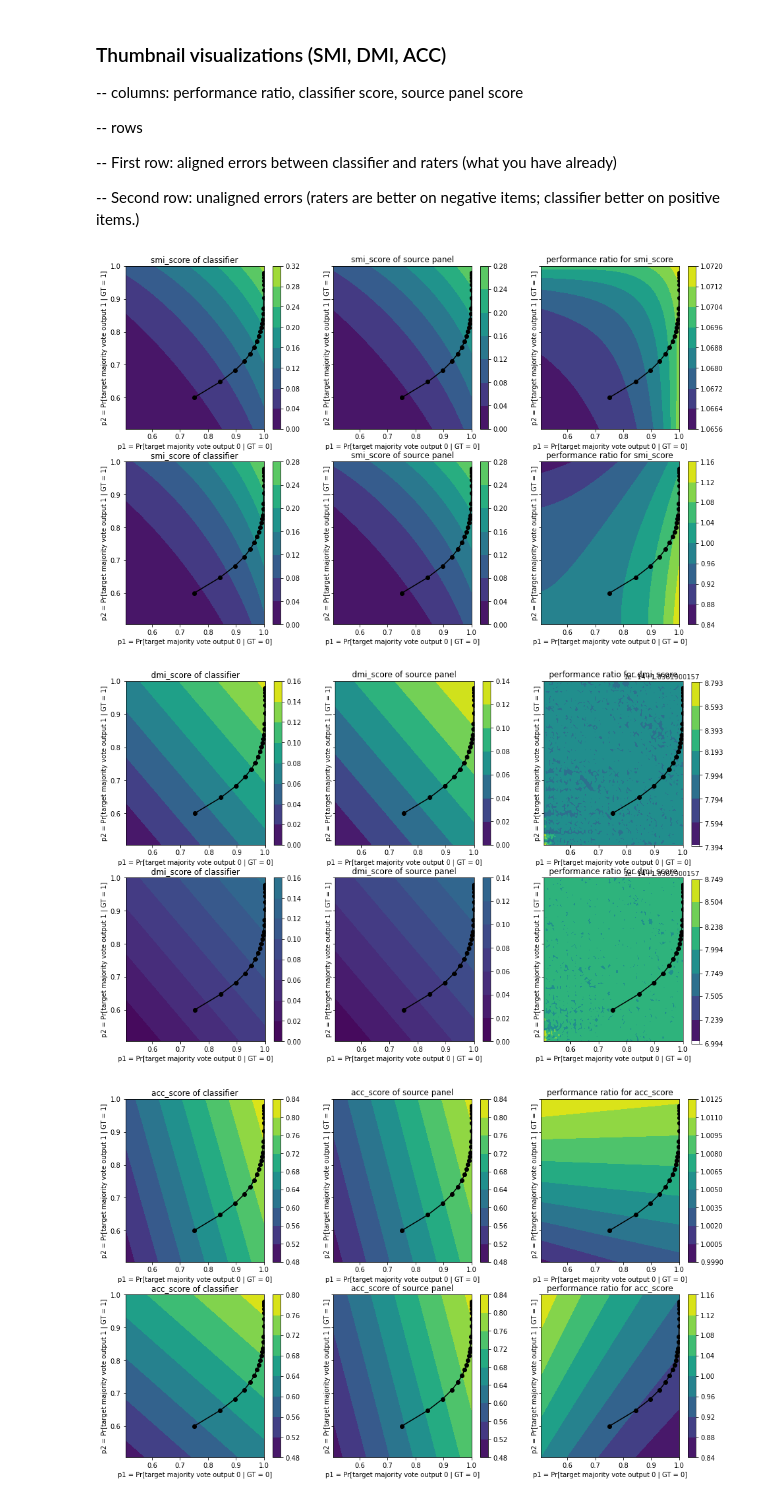
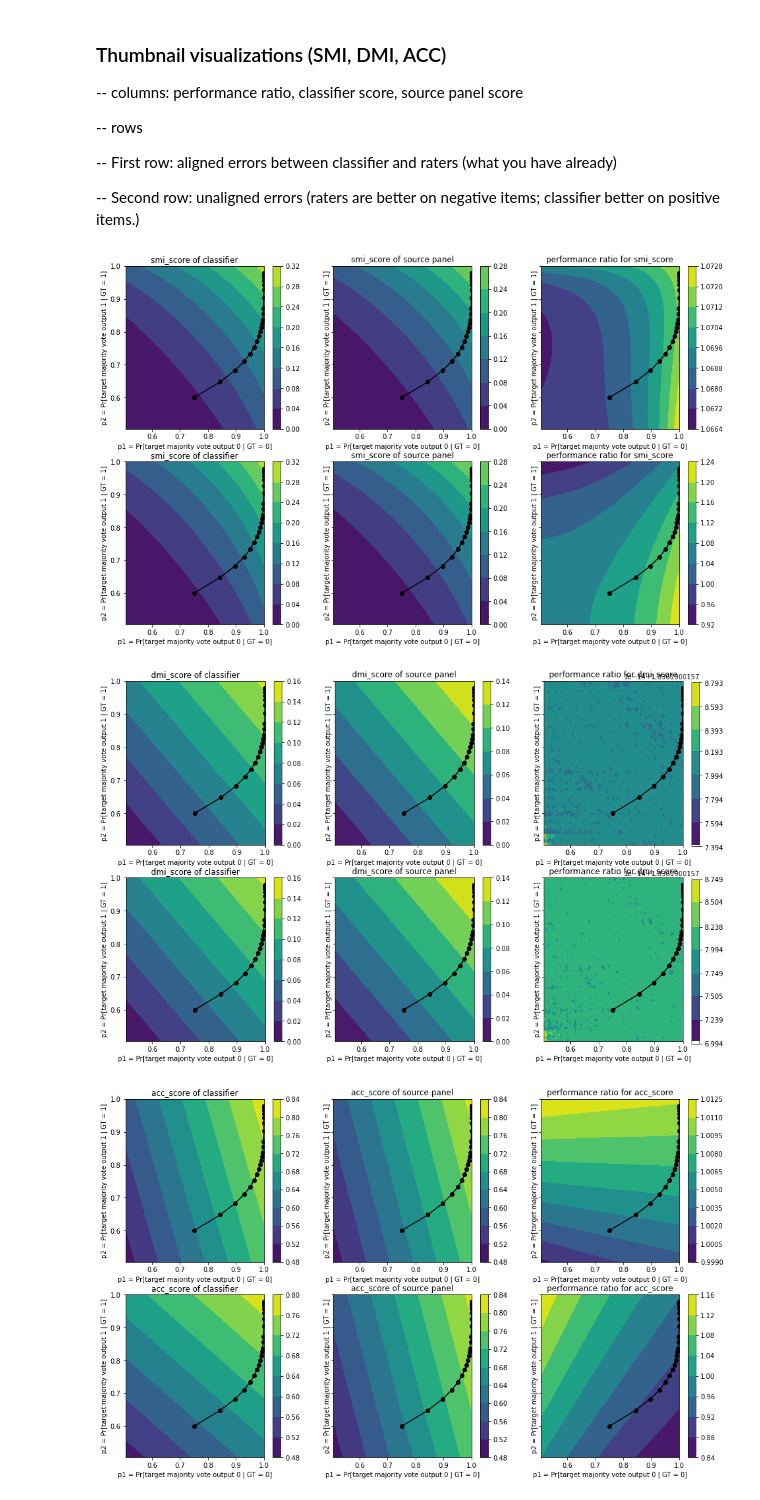
Before and after one commit to presnick/surveyequivalence, a Jupyter notebook: simulations/experiment_notebook.ipynb, the cells around one changed output. Saved outputs shown, nothing was run; the diff lists cells and outputs as text; code cells hidden in the pictures.

```diff
--- a/simulations/experiment_notebook.ipynb
+++ b/simulations/experiment_notebook.ipynb
@@ -1269,7 +1269,7 @@ p_neg = 0.75
 p_pos = 0.6
 s_size = 5
 
-GT = np.array([[0.6,0.],[0.,0.4]])
+GT = np.array([[0.5,0.],[0.,0.5]])
 
 target_panel_sizes = [1,3,5,7,9,11,13,15,17,19,21,23,27,31,41,51,61,71,81,91,101]
 
@@ -1323,7 +1323,7 @@ smi_contour_source = np.array(smi_contour_source)
 smi_contour_performance_ratio = np.array(smi_contour_performance_ratio)
 
 
-vmax = 0.35
+vmax = 0.34
 vmin = 0
 
 # make the contours
@@ -1397,34 +1397,34 @@ smi_contour_source = np.array(smi_contour_source)
 smi_contour_performance_ratio = np.array(smi_contour_performance_ratio)
 
 # make the contours
 S,V = np.meshgrid(p_values,p_values)
 
 im = axs[1,0].contourf(S,V,smi_contour_classifier,vmax=vmax,vmin=vmin)
 axs[1,0].plot(target_panel_p1,target_panel_p2,label = 'real_target_panel_noise', marker = 'o',color = 'black')
 axs[1,0].set_xlabel('p1 = Pr[target majority vote output 0 | GT = 0]')
 axs[1,0].set_ylabel('p2 = Pr[target majority vote output 1 | GT = 1]')
 axs[1,0].set_title('smi_score of classifier')
 fig.colorbar(im,ax=axs[1, 0])
 
 
 im = axs[1,1].contourf(S,V,smi_contour_source,vmax=vmax,vmin=vmin)
 axs[1,1].plot(target_panel_p1,target_panel_p2,label = 'real_target_panel_noise', marker = 'o',color = 'black')
 axs[1,1].set_xlabel('p1 = Pr[target majority vote output 0 | GT = 0]')
 axs[1,1].set_ylabel('p2 = Pr[target majority vote output 1 | GT = 1]')
 axs[1,1].set_title('smi_score of source panel')
 fig.colorbar(im,ax=axs[1, 1])
 
 
 im = axs[1,2].contourf(S,V,smi_contour_performance_ratio)
 axs[1,2].plot(target_panel_p1,target_panel_p2,label = 'real_target_panel_noise', marker = 'o',color = 'black')
 axs[1,2].set_xlabel('p1 = Pr[target majority vote output 0 | GT = 0]')
 axs[1,2].set_ylabel('p2 = Pr[target majority vote output 1 | GT = 1]')
 axs[1,2].set_title('performance ratio for smi_score')
 fig.colorbar(im,ax=axs[1, 2])
 
 plt.show()
 # %% [output]
-[figure, old version]
+[figure, new version]
 # %%
 fig,axs = plt.subplots(2, 3, sharex=False, sharey=True, figsize=(16, 10))
 
@@ -1584,7 +1584,7 @@ fig.colorbar(im,ax=axs[1, 2])
 
 plt.show()
 # %% [output]
-[figure, old version]
+[figure, new version]
 # %%
 fig,axs = plt.subplots(2, 3, sharex=False, sharey=True, figsize=(16, 10))
 
```
Also changed, not shown: parts of 8 cells of this notebook.
